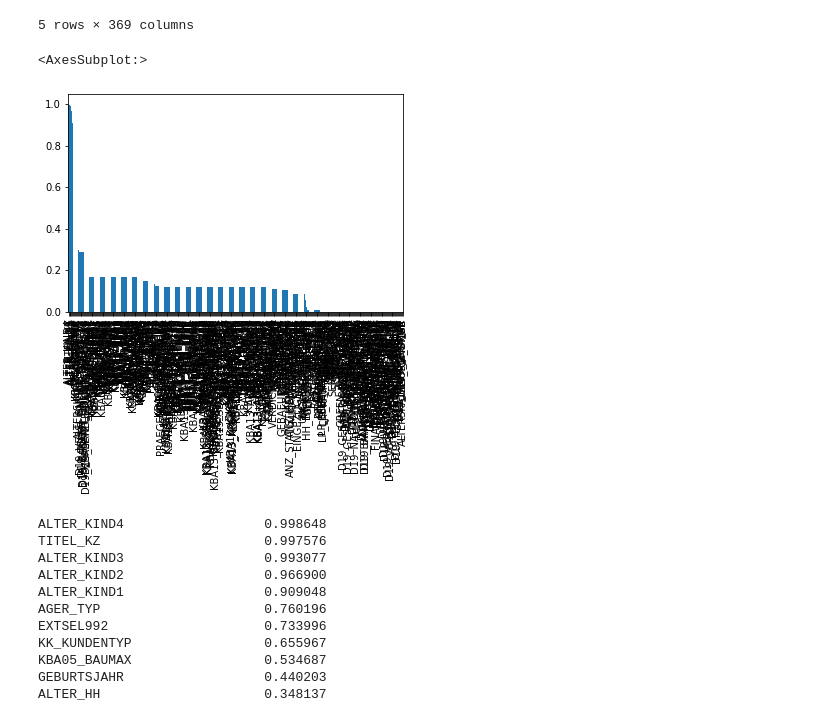
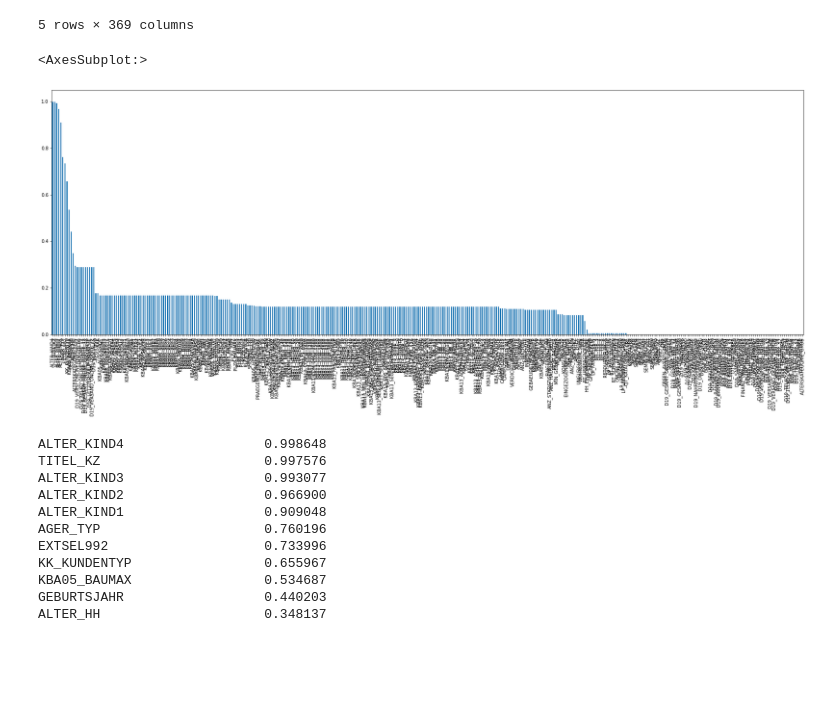
Before and after one commit to ditivaidya/Udacity-Project-IV, a Jupyter notebook: Arvato Project Workbook.ipynb, the cells around one changed output. Drawn from its saved outputs; the diff is of its cells as text; code cells hidden in the pictures; blank space fills up the shorter version.

```diff
--- a/Arvato Project Workbook.ipynb
+++ b/Arvato Project Workbook.ipynb
@@ -142,10 +147,11 @@ cust_clean1.head(5)
 | 4 | 143874 | NaN | 1.0 | 20.0 | NaN | NaN | NaN | NaN | ... |
 5 rows × 369 columns
 # %%
+plt.figure(figsize=(30, 10))
 azdias_clean1.isnull().mean().sort_values(ascending=False).plot(kind = "bar")
 # %% [output]
 <AxesSubplot:>
-[figure, old version]
+[figure, new version]
 # %%
 azdias_clean1.isnull().mean().sort_values(ascending=False).head(15)
 # %% [output]
```
Also changed, not shown: parts of 58 cells of this notebook, 1 other file.
